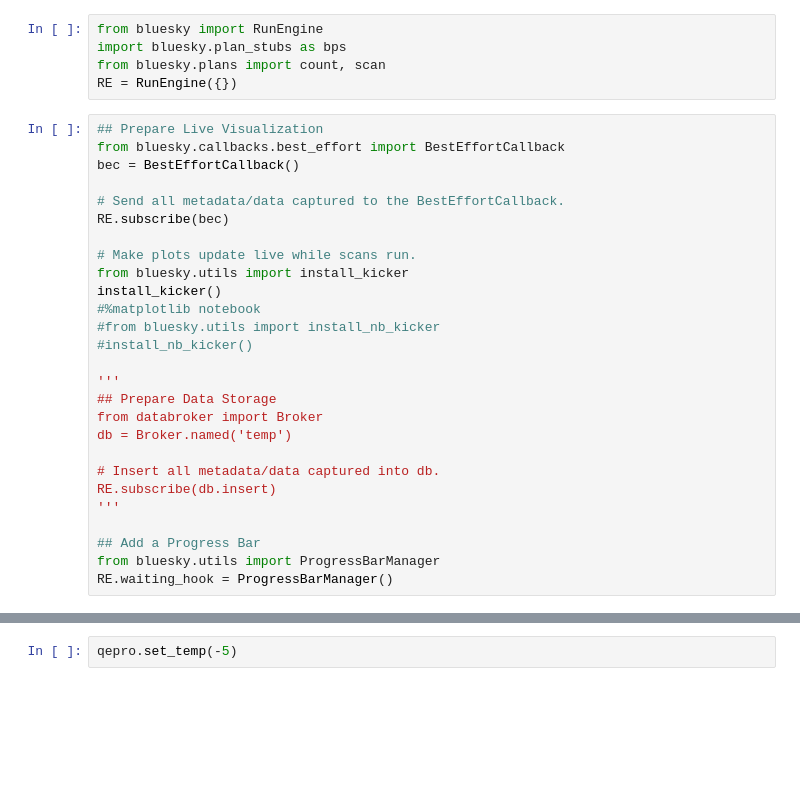
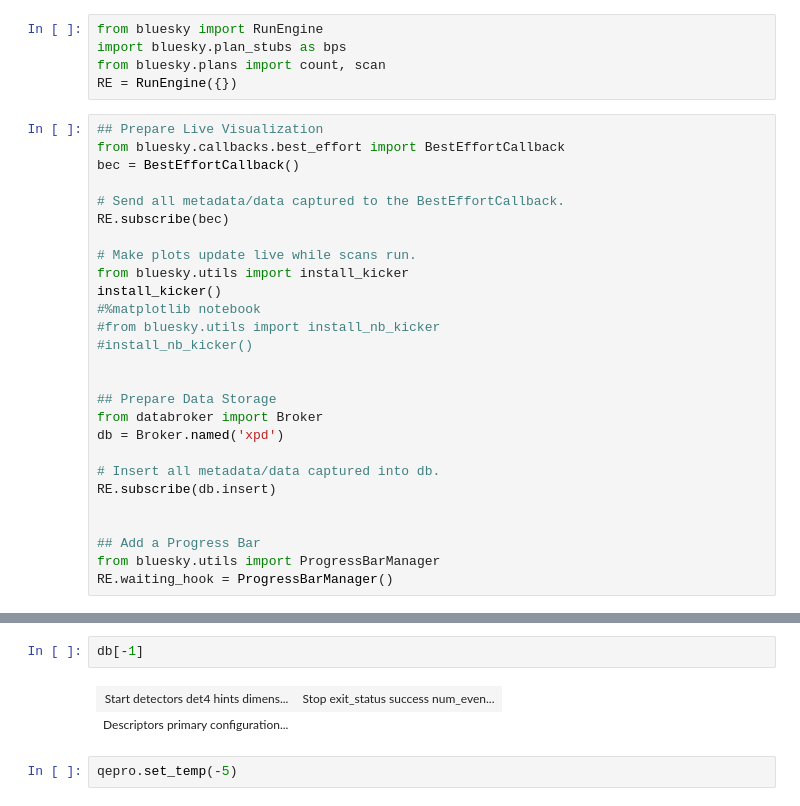
Before and after one commit to cheng-hung/bluesky_practice, a Jupyter notebook: Flow_plan_001.ipynb, the cells around one changed output, grey strips where cells are left out. Cells and saved outputs as stored; diff of their text form; blank space fills up the shorter version.

```diff
--- a/Flow_plan_001.ipynb
+++ b/Flow_plan_001.ipynb
@@ -27,14 +27,14 @@ install_kicker()
 #from bluesky.utils import install_nb_kicker
 #install_nb_kicker()
 
-'''
+
 ## Prepare Data Storage
 from databroker import Broker
-db = Broker.named('temp')
+db = Broker.named('xpd')
 
 # Insert all metadata/data captured into db.
 RE.subscribe(db.insert)
-'''
+
 
 ## Add a Progress Bar
 from bluesky.utils import ProgressBarManager
@@ -138,3 +149,8 @@ Withdrawn volume: 0.0 ul
+# %%
+db[-1]
+# %% [output]
+| Start detectors det4 hints dimens... | Stop exit_status success num_even... |
+| Descriptors primary configuration... |
 # %%
 qepro.set_temp(-5)
 # %% [output]
```
Also changed, not shown: parts of 7 cells of this notebook.
